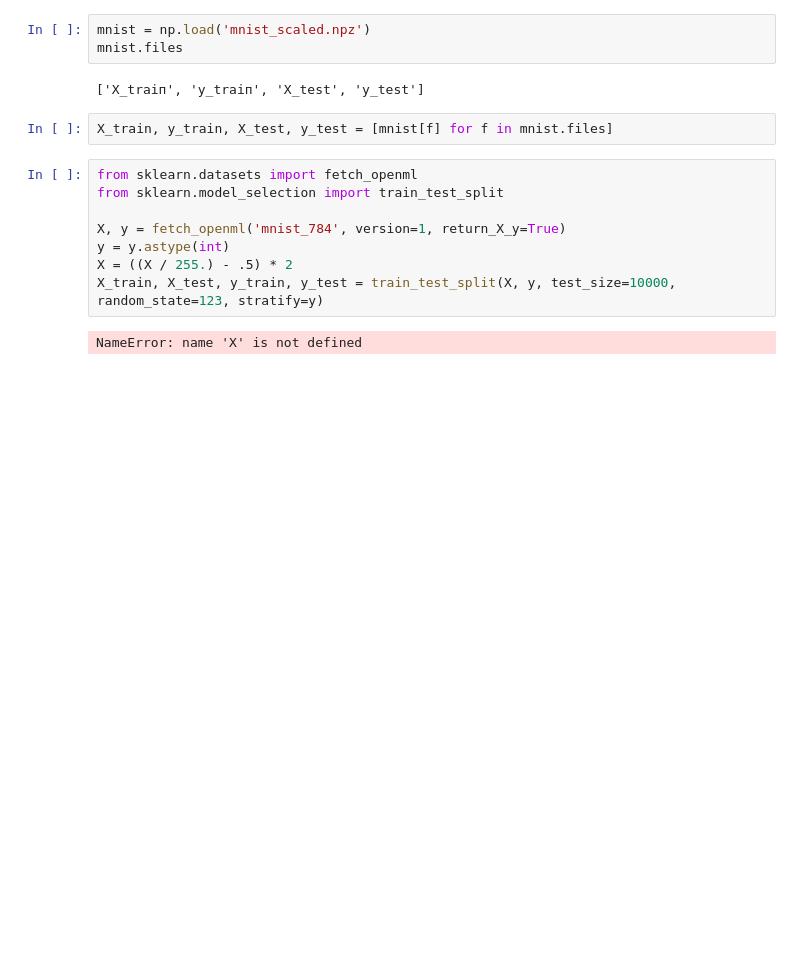
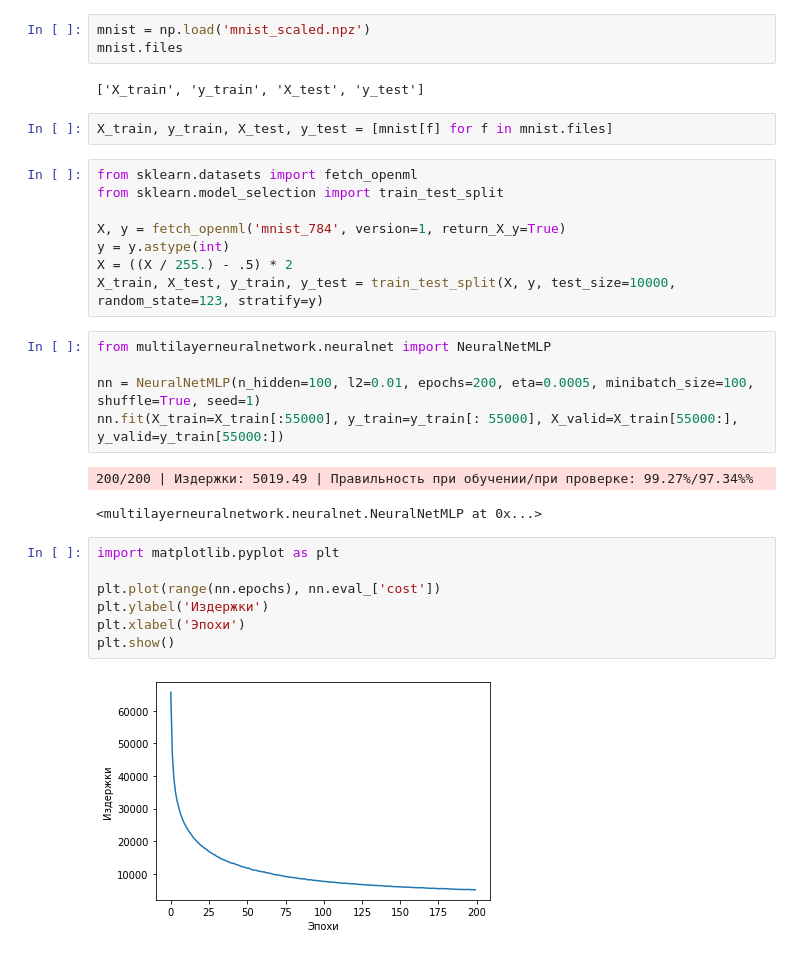
Before and after one commit to maxcool73/pml, a Jupyter notebook: multilayerneuralnetwork/multilayerneuralnetwork.ipynb, the cells around one changed output. Drawn from its saved outputs; the diff is of its cells as text; blank space fills up the shorter version.

Commit message:
multilayerneuralnetwork3

```diff
--- a/multilayerneuralnetwork/multilayerneuralnetwork.ipynb
+++ b/multilayerneuralnetwork/multilayerneuralnetwork.ipynb
@@ -72,8 +72,23 @@ from sklearn.datasets import fetch_openml
 from sklearn.model_selection import train_test_split
 
 X, y = fetch_openml('mnist_784', version=1, return_X_y=True)
-у = y.astype(int)
+y = y.astype(int)
 X = ((X / 255.) - .5) * 2
-X_train, X_test, y_train, y_test = train_test_split(Х, у, test_size=10000, random_state=123, stratify=y)
+X_train, X_test, y_train, y_test = train_test_split(X, y, test_size=10000, random_state=123, stratify=y)
-# %% [output]
-NameError: name 'Х' is not defined
+# %%
+from multilayerneuralnetwork.neuralnet import NeuralNetMLP
+
+nn = NeuralNetMLP(n_hidden=100, l2=0.01, epochs=200, eta=0.0005, minibatch_size=100, shuffle=True, seed=1)
+nn.fit(X_train=X_train[:55000], y_train=y_train[: 55000], X_valid=X_train[55000:], y_valid=y_train[55000:])
+# %% [output]
+200/200 | Издержки: 5019.49 | Правильность при обучении/при проверке: 99.27%/97.34%%
+<multilayerneuralnetwork.neuralnet.NeuralNetMLP at 0x...>
+# %%
+import matplotlib.pyplot as plt
+
+plt.plot(range(nn.epochs), nn.eval_['cost'])
+plt.ylabel('Издержки')
+plt.xlabel('Эпохи')
+plt.show()
+# %% [output]
+[figure, added]
```
Also changed, not shown: parts of 3 cells of this notebook, 1 other file.
